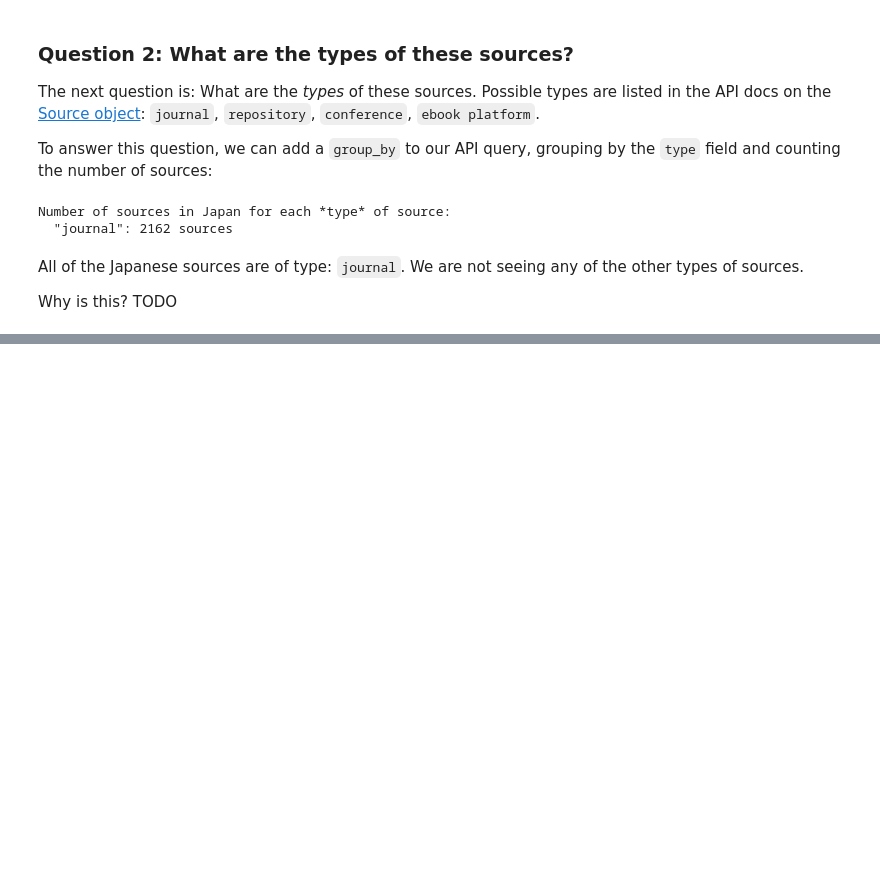
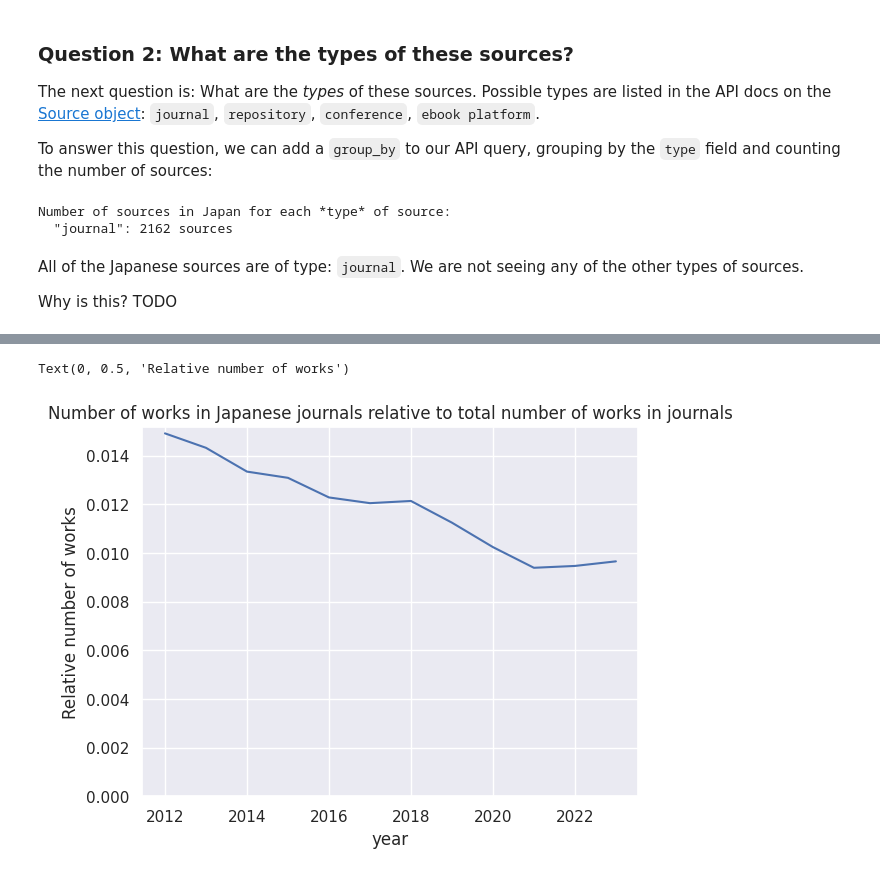
Before and after one commit to ourresearch/openalex-api-tutorials, a Jupyter notebook: notebooks/institutions/japanese.ipynb, the cells around one changed output, grey strips where cells are left out. Saved outputs shown, nothing was run; the diff lists cells and outputs as text; code cells hidden in the pictures; blank space fills up the shorter version.

```diff
--- a/notebooks/institutions/japanese.ipynb
+++ b/notebooks/institutions/japanese.ipynb
@@ -260,0 +207,33 @@ df_affiliations_count.loc[(df_affiliations_count['year']>=2012)&(df_affiliations
+# %%
+url = f"https://api.openalex.org/works"
+filters = [
+    'primary_location.source.type:journal',
+    'from_publication_date:2012-01-01',
+]
+params = {
+    'filter': ",".join(filters),
+    'group_by': 'publication_year',
+}
+# make the API query
+r = requests.get(url, params=params)
+
+# Get the data into a pandas dataframe
+counts_data = []
+for row in r.json()['group_by']:
+    counts_data.append({
+        'year': int(row['key']),
+        'works_count': int(row['count']),
+    })
+all_counts_all_countries = pd.DataFrame(counts_data)
+# change the data into a series, with the year as index and the number of works as values.
+# this will match the `all_counts_japan` data
+all_counts_all_countries = all_counts_all_countries.set_index('year')['works_count']
+# %%
+relative_japan = all_counts_japan / all_counts_all_countries
+g = sns.lineplot(relative_japan)
+g.set_ylim(bottom=0)
+g.set_title("Number of works in Japanese journals relative to total number of works in journals")
+g.set_ylabel("Relative number of works")
+# %% [output]
+Text(0, 0.5, 'Relative number of works')
+[figure, added]
```
Also changed, not shown: parts of 35 cells of this notebook, 2 other files.
